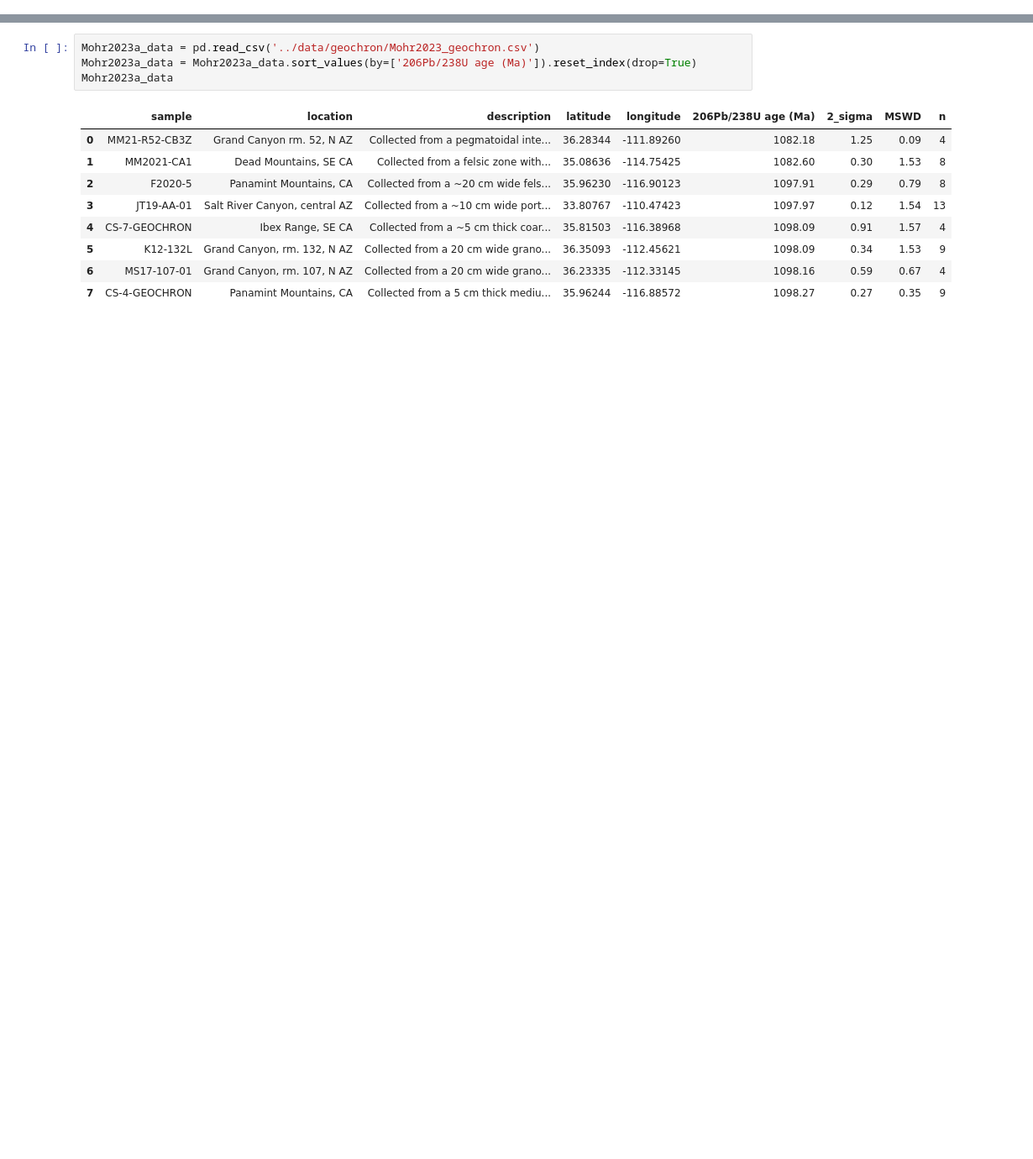
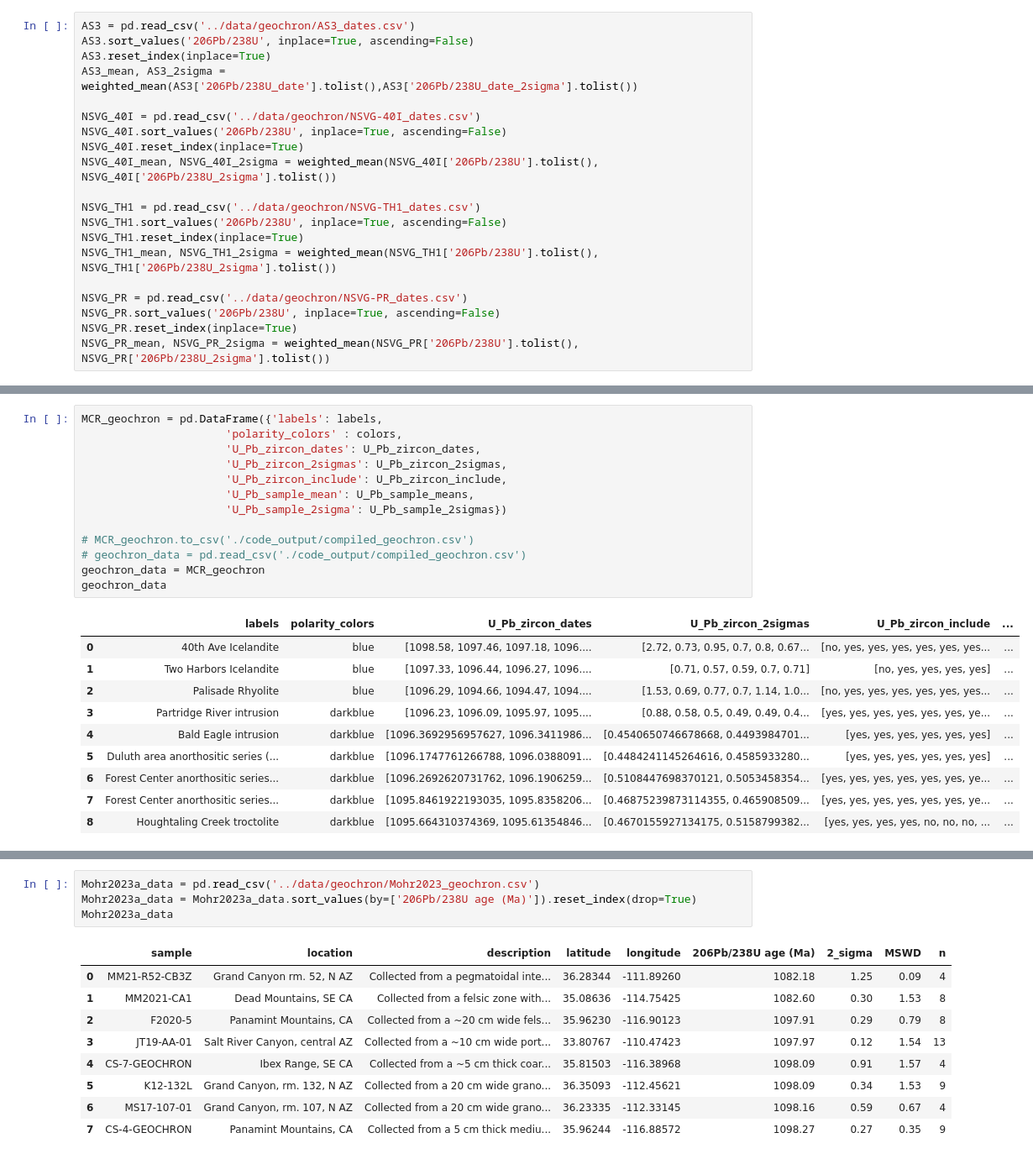
Before and after one commit to Swanson-Hysell-Group/2024_SWLLIP, a Jupyter notebook: code/SWLLIP_geochron.ipynb, the cells around one changed output, grey strips where cells are left out. Shown at 84% size. Cells and saved outputs as stored; diff of their text form; blank space fills up the shorter version.

```diff
--- a/code/SWLLIP_geochron.ipynb
+++ b/code/SWLLIP_geochron.ipynb
@@ -9,0 +237,20 @@ import pandas as pd
+# %%
+AS3 = pd.read_csv('../data/geochron/AS3_dates.csv')
+AS3.sort_values('206Pb/238U', inplace=True, ascending=False)
+AS3.reset_index(inplace=True)
+AS3_mean, AS3_2sigma = weighted_mean(AS3['206Pb/238U_date'].tolist(),AS3['206Pb/238U_date_2sigma'].tolist())
+
+NSVG_40I = pd.read_csv('../data/geochron/NSVG-40I_dates.csv')
+NSVG_40I.sort_values('206Pb/238U', inplace=True, ascending=False)
+NSVG_40I.reset_index(inplace=True)
+NSVG_40I_mean, NSVG_40I_2sigma = weighted_mean(NSVG_40I['206Pb/238U'].tolist(), NSVG_40I['206Pb/238U_2sigma'].tolist())
+
+NSVG_TH1 = pd.read_csv('../data/geochron/NSVG-TH1_dates.csv')
+NSVG_TH1.sort_values('206Pb/238U', inplace=True, ascending=False)
+NSVG_TH1.reset_index(inplace=True)
+NSVG_TH1_mean, NSVG_TH1_2sigma = weighted_mean(NSVG_TH1['206Pb/238U'].tolist(), NSVG_TH1['206Pb/238U_2sigma'].tolist())
+
+NSVG_PR = pd.read_csv('../data/geochron/NSVG-PR_dates.csv')
+NSVG_PR.sort_values('206Pb/238U', inplace=True, ascending=False)
+NSVG_PR.reset_index(inplace=True)
+NSVG_PR_mean, NSVG_PR_2sigma = weighted_mean(NSVG_PR['206Pb/238U'].tolist(), NSVG_PR['206Pb/238U_2sigma'].tolist())
@@ -10 +326,25 @@ import pandas as pd
+# %%
+MCR_geochron = pd.DataFrame({'labels': labels,
+                      'polarity_colors' : colors,
+                      'U_Pb_zircon_dates': U_Pb_zircon_dates,
+                      'U_Pb_zircon_2sigmas': U_Pb_zircon_2sigmas,
+                      'U_Pb_zircon_include': U_Pb_zircon_include,
+                      'U_Pb_sample_mean': U_Pb_sample_means,
+                      'U_Pb_sample_2sigma': U_Pb_sample_2sigmas})
+
+# MCR_geochron.to_csv('./code_output/compiled_geochron.csv')
+# geochron_data = pd.read_csv('./code_output/compiled_geochron.csv')
+geochron_data = MCR_geochron
+geochron_data
+# %% [output]
+|  | labels | polarity_colors | U_Pb_zircon_dates | U_Pb_zircon_2sigmas | U_Pb_zircon_include | ... |
+| 0 | 40th Ave Icelandite | blue | [1098.58, 1097.46, 1097.18, 1096.... | [2.72, 0.73, 0.95, 0.7, 0.8, 0.67... | [no, yes, yes, yes, yes, yes, yes... | ... |
+| 1 | Two Harbors Icelandite | blue | [1097.33, 1096.44, 1096.27, 1096.... | [0.71, 0.57, 0.59, 0.7, 0.71] | [no, yes, yes, yes, yes] | ... |
+| 2 | Palisade Rhyolite | blue | [1096.29, 1094.66, 1094.47, 1094.... | [1.53, 0.69, 0.77, 0.7, 1.14, 1.0... | [no, yes, yes, yes, yes, yes, yes... | ... |
+| 3 | Partridge River intrusion | darkblue | [1096.23, 1096.09, 1095.97, 1095.... | [0.88, 0.58, 0.5, 0.49, 0.49, 0.4... | [yes, yes, yes, yes, yes, yes, ye... | ... |
+| 4 | Bald Eagle intrusion | darkblue | [1096.3692956957627, 1096.3411986... | [0.4540650746678668, 0.4493984701... | [yes, yes, yes, yes, yes, yes] | ... |
+| 5 | Duluth area anorthositic series (... | darkblue | [1096.1747761266788, 1096.0388091... | [0.4484241145264616, 0.4585933280... | [yes, yes, yes, yes, yes, yes] | ... |
+| 6 | Forest Center anorthositic series... | darkblue | [1096.2692620731762, 1096.1906259... | [0.5108447698370121, 0.5053458354... | [yes, yes, yes, yes, yes, yes, ye... | ... |
+| 7 | Forest Center anorthositic series... | darkblue | [1095.8461922193035, 1095.8358206... | [0.46875239873114355, 0.465908509... | [yes, yes, yes, yes, yes, yes, ye... | ... |
+| 8 | Houghtaling Creek troctolite | darkblue | [1095.664310374369, 1095.61354846... | [0.4670155927134175, 0.5158799382... | [yes, yes, yes, yes, no, no, no, ... | ... |
 # %% [markdown]
```
Also changed, not shown: parts of 14 cells of this notebook, 5 other files.
